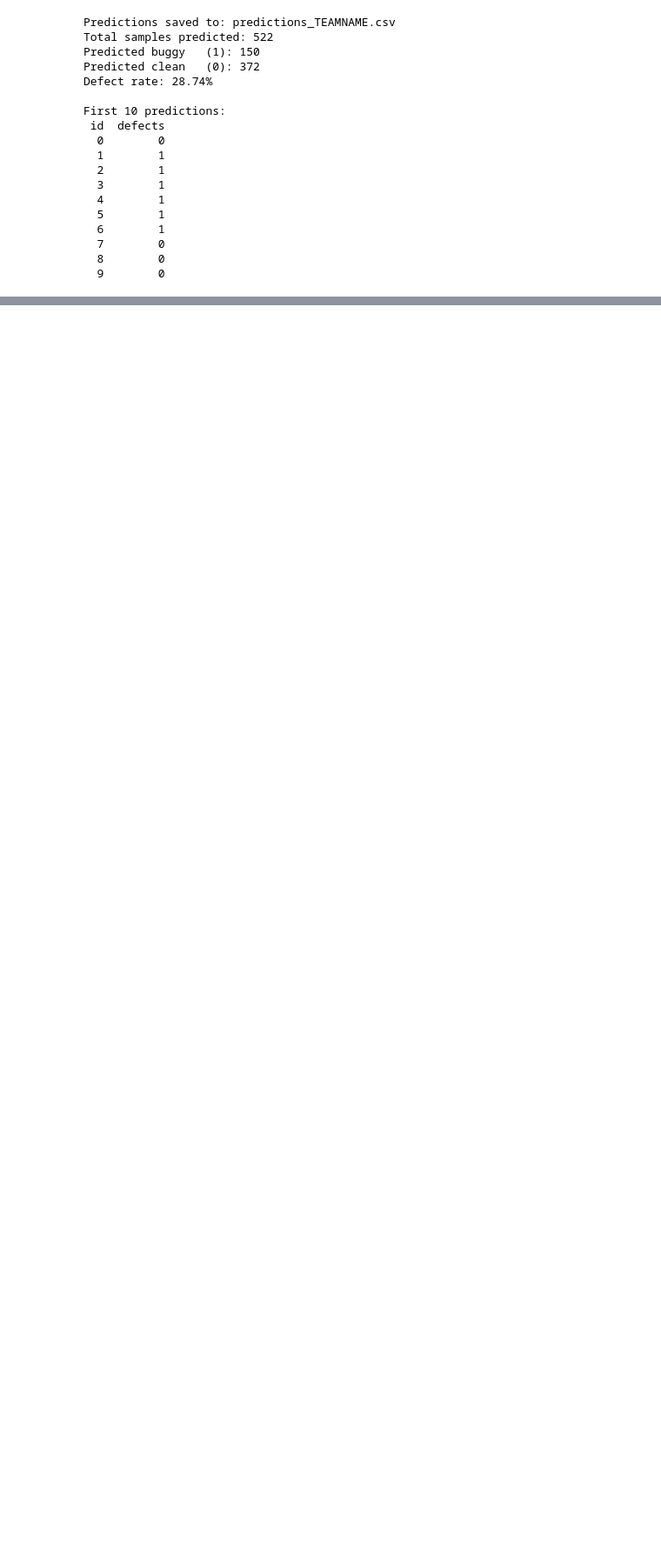
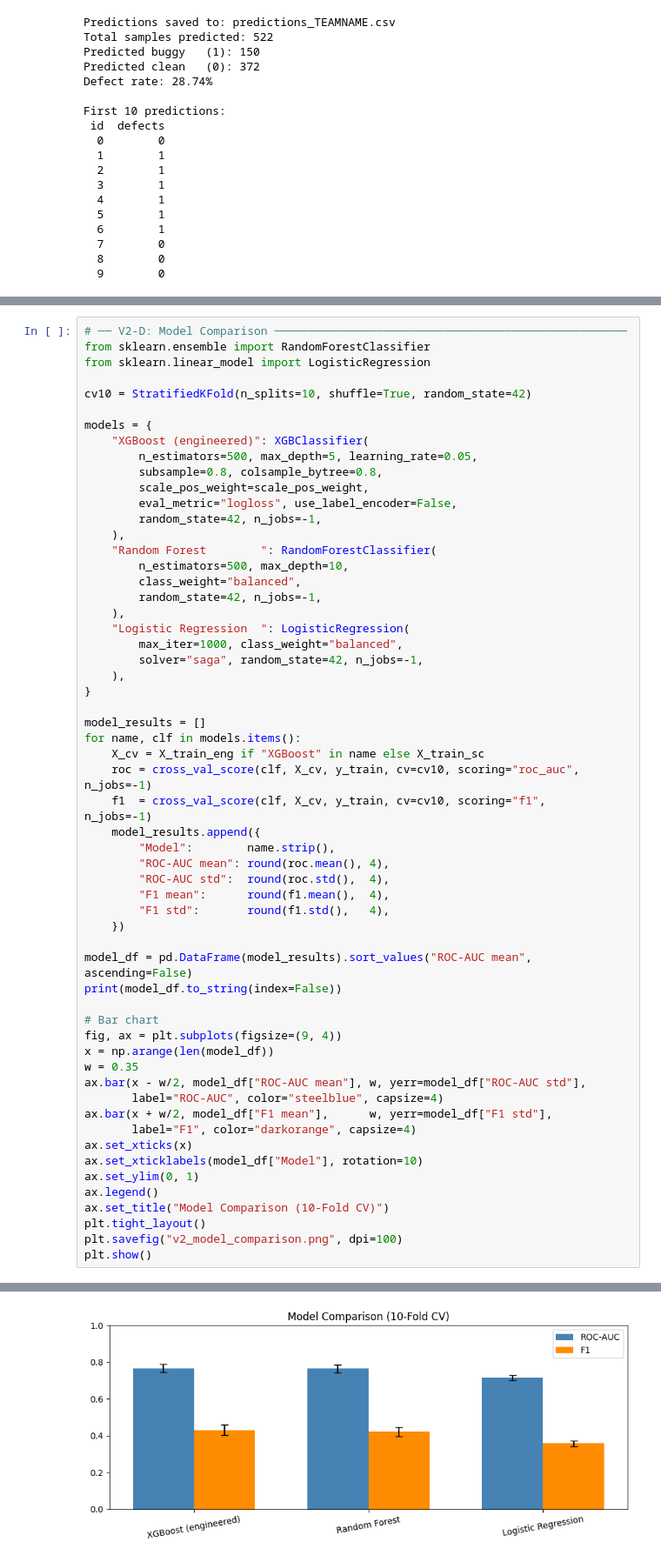
Before and after one commit to PaulaBras/nasa-promise, a Jupyter notebook: Team Notebook.ipynb, the cells around one changed output, grey strips where cells are left out. Shown at 87% size. Drawn from its saved outputs; the diff is of its cells as text; blank space fills up the shorter version.

```diff
--- a/Team Notebook.ipynb
+++ b/Team Notebook.ipynb
@@ -365,0 +579,59 @@ First 10 predictions:
+# %%
+# ── V2-D: Model Comparison ────────────────────────────────────────────────────
+from sklearn.ensemble import RandomForestClassifier
+from sklearn.linear_model import LogisticRegression
+
+cv10 = StratifiedKFold(n_splits=10, shuffle=True, random_state=42)
+
+models = {
+    "XGBoost (engineered)": XGBClassifier(
+        n_estimators=500, max_depth=5, learning_rate=0.05,
+        subsample=0.8, colsample_bytree=0.8,
+        scale_pos_weight=scale_pos_weight,
+        eval_metric="logloss", use_label_encoder=False,
+        random_state=42, n_jobs=-1,
+    ),
+    "Random Forest        ": RandomForestClassifier(
+        n_estimators=500, max_depth=10,
+        class_weight="balanced",
+        random_state=42, n_jobs=-1,
+    ),
+    "Logistic Regression  ": LogisticRegression(
+        max_iter=1000, class_weight="balanced",
+        solver="saga", random_state=42, n_jobs=-1,
+    ),
+}
+
+model_results = []
+for name, clf in models.items():
+    X_cv = X_train_eng if "XGBoost" in name else X_train_sc
+    roc = cross_val_score(clf, X_cv, y_train, cv=cv10, scoring="roc_auc", n_jobs=-1)
+    f1  = cross_val_score(clf, X_cv, y_train, cv=cv10, scoring="f1",      n_jobs=-1)
+    model_results.append({
+        "Model":        name.strip(),
+        "ROC-AUC mean": round(roc.mean(), 4),
+        "ROC-AUC std":  round(roc.std(),  4),
+        "F1 mean":      round(f1.mean(),  4),
+        "F1 std":       round(f1.std(),   4),
+    })
+
+model_df = pd.DataFrame(model_results).sort_values("ROC-AUC mean", ascending=False)
+print(model_df.to_string(index=False))
+
+# Bar chart
+fig, ax = plt.subplots(figsize=(9, 4))
+x = np.arange(len(model_df))
+w = 0.35
+ax.bar(x - w/2, model_df["ROC-AUC mean"], w, yerr=model_df["ROC-AUC std"],
+       label="ROC-AUC", color="steelblue", capsize=4)
+ax.bar(x + w/2, model_df["F1 mean"],      w, yerr=model_df["F1 std"],
+       label="F1", color="darkorange", capsize=4)
+ax.set_xticks(x)
+ax.set_xticklabels(model_df["Model"], rotation=10)
+ax.set_ylim(0, 1)
+ax.legend()
+ax.set_title("Model Comparison (10-Fold CV)")
+plt.tight_layout()
+plt.savefig("v2_model_comparison.png", dpi=100)
+plt.show()
+# %% [output]
@@ -365,0 +642 @@ First 10 predictions:
+[figure, added]
```
Also changed, not shown: parts of 13 cells of this notebook, 2 other files.
